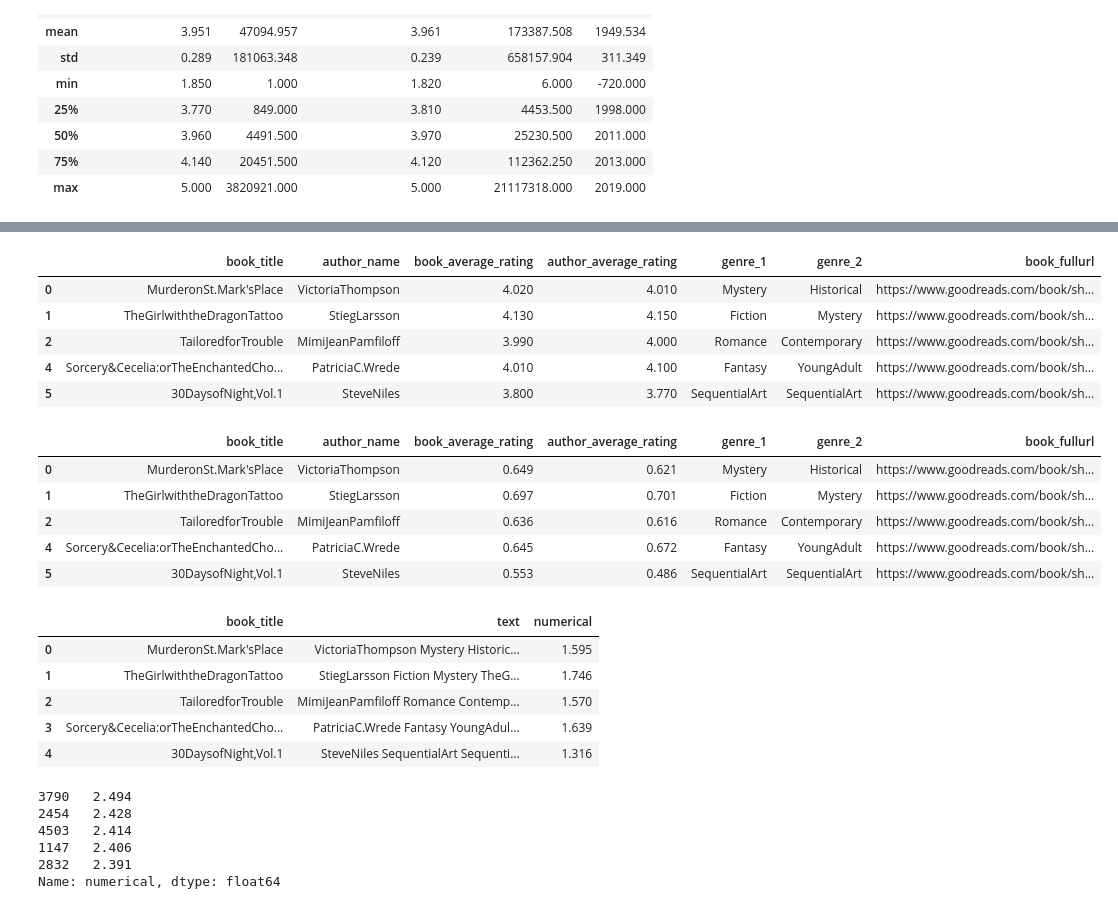
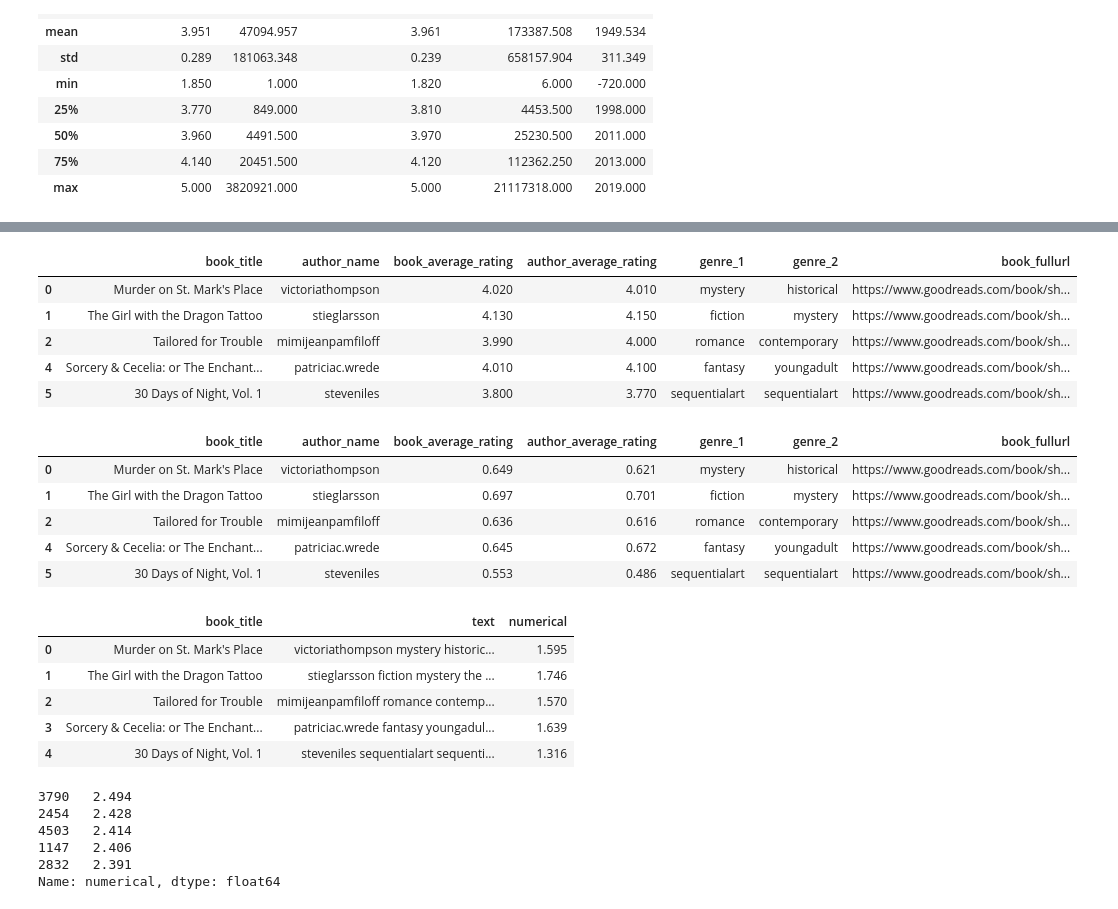
Before and after one commit to OberoiSahaj/RecommendAll, a Jupyter notebook: Books/final goodreads.ipynb, the cells around one changed output, grey strips where cells are left out. Drawn from its saved outputs; the diff is of its cells as text; code cells hidden in the pictures.

```diff
--- a/Books/final goodreads.ipynb
+++ b/Books/final goodreads.ipynb
@@ -112,25 +108,25 @@ df.head()
 | 4 | \n Sorcery & Cecelia: or The Ench... | Patricia C. Wrede\n | 4.010 | 4.100 | Fantasy | Young Adult | https://www.goodreads.com/book/sh... |
 | 5 | \n 30 Days of Night, Vol. 1\n | Steve Niles\n | 3.800 | 3.770 | Sequential Art | Sequential Art | https://www.goodreads.com/book/sh... |
 # %%
-#df['book_title'] = df['book_title'].str.strip()
+df['book_title'] = (df['book_title'].str.strip())
 def clean_text(df, cols):
     for col in cols:
         text =  []
         df[col] = df[col].str.strip()
         for item in df[col]:
             word = item.replace(" ", "")
             #print(word)
-            text.append(word)
+            text.append(word.lower())
         df[col] = text
-clean_text(df , ['book_title', 'author_name', 'genre_1', 'genre_2'])
+clean_text(df , ['author_name', 'genre_1', 'genre_2']) # 'book_title',
 df.head()
 # %% [output]
 |  | book_title | author_name | book_average_rating | author_average_rating | genre_1 | genre_2 | book_fullurl |
-| 0 | MurderonSt.Mark'sPlace | VictoriaThompson | 4.020 | 4.010 | Mystery | Historical | https://www.goodreads.com/book/sh... |
-| 1 | TheGirlwiththeDragonTattoo | StiegLarsson | 4.130 | 4.150 | Fiction | Mystery | https://www.goodreads.com/book/sh... |
-| 2 | TailoredforTrouble | MimiJeanPamfiloff | 3.990 | 4.000 | Romance | Contemporary | https://www.goodreads.com/book/sh... |
-| 4 | Sorcery&Cecelia:orTheEnchantedCho... | PatriciaC.Wrede | 4.010 | 4.100 | Fantasy | YoungAdult | https://www.goodreads.com/book/sh... |
-| 5 | 30DaysofNight,Vol.1 | SteveNiles | 3.800 | 3.770 | SequentialArt | SequentialArt | https://www.goodreads.com/book/sh... |
+| 0 | Murder on St. Mark's Place | victoriathompson | 4.020 | 4.010 | mystery | historical | https://www.goodreads.com/book/sh... |
+| 1 | The Girl with the Dragon Tattoo | stieglarsson | 4.130 | 4.150 | fiction | mystery | https://www.goodreads.com/book/sh... |
+| 2 | Tailored for Trouble | mimijeanpamfiloff | 3.990 | 4.000 | romance | contemporary | https://www.goodreads.com/book/sh... |
+| 4 | Sorcery & Cecelia: or The Enchant... | patriciac.wrede | 4.010 | 4.100 | fantasy | youngadult | https://www.goodreads.com/book/sh... |
+| 5 | 30 Days of Night, Vol. 1 | steveniles | 3.800 | 3.770 | sequentialart | sequentialart | https://www.goodreads.com/book/sh... |
 # %%
 def numbers_normalised(df, col_list):
     for col in col_list:
@@ -142,26 +138,26 @@ def numbers_normalised(df, col_list):
 numbers_normalised(df, ['book_average_rating', 'author_average_rating'])
 # %% [output]
 |  | book_title | author_name | book_average_rating | author_average_rating | genre_1 | genre_2 | book_fullurl |
-| 0 | MurderonSt.Mark'sPlace | VictoriaThompson | 0.649 | 0.621 | Mystery | Historical | https://www.goodreads.com/book/sh... |
-| 1 | TheGirlwiththeDragonTattoo | StiegLarsson | 0.697 | 0.701 | Fiction | Mystery | https://www.goodreads.com/book/sh... |
-| 2 | TailoredforTrouble | MimiJeanPamfiloff | 0.636 | 0.616 | Romance | Contemporary | https://www.goodreads.com/book/sh... |
-| 4 | Sorcery&Cecelia:orTheEnchantedCho... | PatriciaC.Wrede | 0.645 | 0.672 | Fantasy | YoungAdult | https://www.goodreads.com/book/sh... |
-| 5 | 30DaysofNight,Vol.1 | SteveNiles | 0.553 | 0.486 | SequentialArt | SequentialArt | https://www.goodreads.com/book/sh... |
+| 0 | Murder on St. Mark's Place | victoriathompson | 0.649 | 0.621 | mystery | historical | https://www.goodreads.com/book/sh... |
+| 1 | The Girl with the Dragon Tattoo | stieglarsson | 0.697 | 0.701 | fiction | mystery | https://www.goodreads.com/book/sh... |
+| 2 | Tailored for Trouble | mimijeanpamfiloff | 0.636 | 0.616 | romance | contemporary | https://www.goodreads.com/book/sh... |
+| 4 | Sorcery & Cecelia: or The Enchant... | patriciac.wrede | 0.645 | 0.672 | fantasy | youngadult | https://www.goodreads.com/book/sh... |
+| 5 | 30 Days of Night, Vol. 1 | steveniles | 0.553 | 0.486 | sequentialart | sequentialart | https://www.goodreads.com/book/sh... |
 # %%
 df = df[~df.duplicated()]
 # %%
-df['text'] = df['author_name'] + " " + df['genre_1'] + " " + df['genre_2'] + " " + df['book_title']
+df['text'] = df['author_name'] + " " + df['genre_1'] + " " + df['genre_2'] + " " + df['book_title'].str.lower()
 df['numerical'] = (1.5 * df['book_average_rating']) + df['author_average_rating']
 final_df = df[['book_title', 'text', 'numerical']]
 final_df.reset_index(level=None, drop=True, inplace=True, col_level=0, col_fill='')
 final_df.head()
 # %% [output]
 |  | book_title | text | numerical |
-| 0 | MurderonSt.Mark'sPlace | VictoriaThompson Mystery Historic... | 1.595 |
-| 1 | TheGirlwiththeDragonTattoo | StiegLarsson Fiction Mystery TheG... | 1.746 |
-| 2 | TailoredforTrouble | MimiJeanPamfiloff Romance Contemp... | 1.570 |
-| 3 | Sorcery&Cecelia:orTheEnchantedCho... | PatriciaC.Wrede Fantasy YoungAdul... | 1.639 |
-| 4 | 30DaysofNight,Vol.1 | SteveNiles SequentialArt Sequenti... | 1.316 |
+| 0 | Murder on St. Mark's Place | victoriathompson mystery historic... | 1.595 |
+| 1 | The Girl with the Dragon Tattoo | stieglarsson fiction mystery the ... | 1.746 |
+| 2 | Tailored for Trouble | mimijeanpamfiloff romance contemp... | 1.570 |
+| 3 | Sorcery & Cecelia: or The Enchant... | patriciac.wrede fantasy youngadul... | 1.639 |
+| 4 | 30 Days of Night, Vol. 1 | steveniles sequentialart sequenti... | 1.316 |
 # %%
 final_df['numerical'].sort_values(ascending=False).head()
 # %% [output]
```
Also changed, not shown: parts of 4 cells of this notebook.
